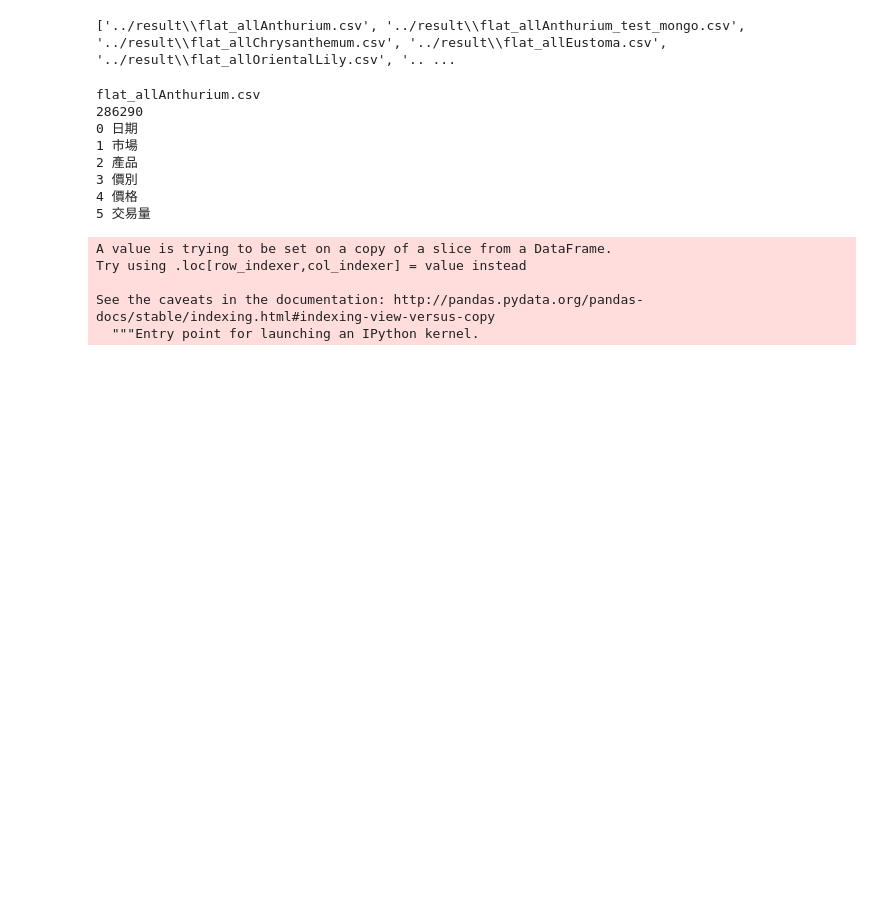
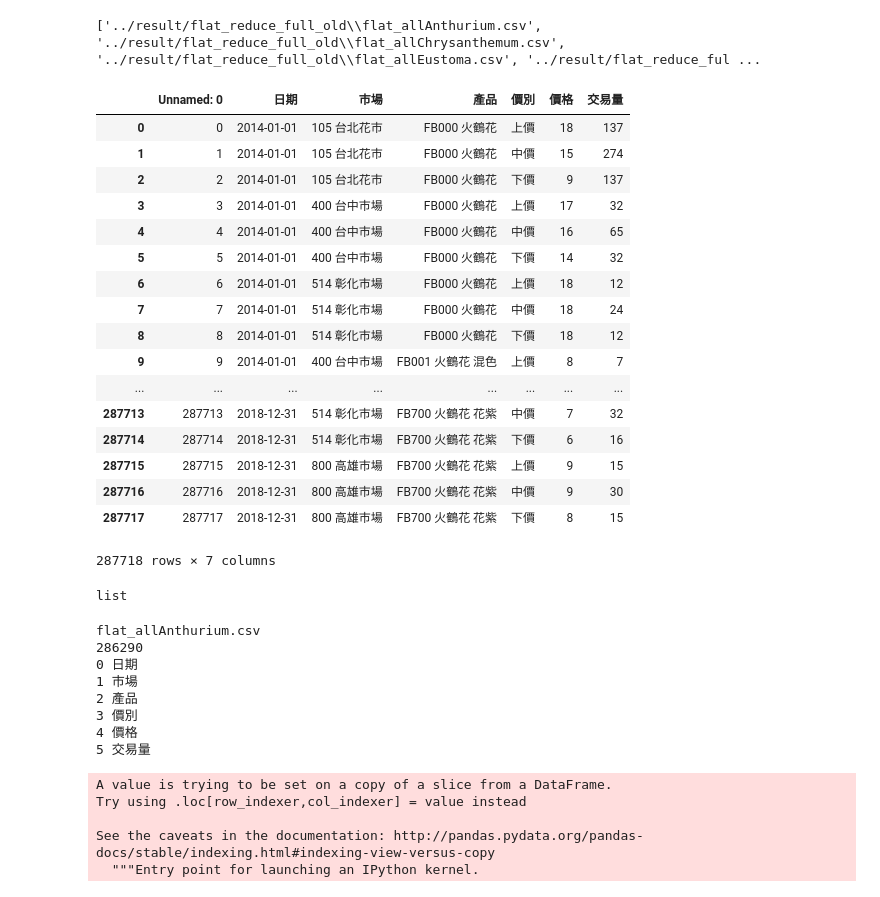
Before and after one commit to dogppatrick/python, a Jupyter notebook: cb105g4/cov_flower_price/002_beta_transform_test.ipynb, the cells around one changed output. Drawn from its saved outputs; the diff is of its cells as text; code cells hidden in the pictures; blank space fills up the shorter version.

```diff
--- a/cb105g4/cov_flower_price/002_beta_transform_test.ipynb
+++ b/cb105g4/cov_flower_price/002_beta_transform_test.ipynb
@@ -11,15 +11,39 @@
 import os, glob
 import numpy as np
 import pandas as pd
-fn_list = glob.glob("../result/flat*.csv")
+fn_list = glob.glob("../result/flat_reduce_full_old/flat*.csv")
 print(fn_list)
 fn = fn_list[0]
 # %% [output]
-['../result\\flat_allAnthurium.csv', '../result\\flat_allAnthurium_test_mongo.csv', '../result\\flat_allChrysanthemum.csv', '../result\\flat_allEustoma.csv', '../result\\flat_allOrientalLily.csv', '.. ...
+['../result/flat_reduce_full_old\\flat_allAnthurium.csv', '../result/flat_reduce_full_old\\flat_allChrysanthemum.csv', '../result/flat_reduce_full_old\\flat_allEustoma.csv', '../result/flat_reduce_ful ...
 # %%
 # read data
 df = pd.read_csv(fn, encoding="utf-8")
-# df
+df
+# %% [output]
+|  | Unnamed: 0 | 日期 | 市場 | 產品 | 價別 | 價格 | 交易量 |
+| 0 | 0 | 2014-01-01 | 105 台北花市 | FB000 火鶴花 | 上價 | 18 | 137 |
+| 1 | 1 | 2014-01-01 | 105 台北花市 | FB000 火鶴花 | 中價 | 15 | 274 |
+| 2 | 2 | 2014-01-01 | 105 台北花市 | FB000 火鶴花 | 下價 | 9 | 137 |
+| 3 | 3 | 2014-01-01 | 400 台中市場 | FB000 火鶴花 | 上價 | 17 | 32 |
+| 4 | 4 | 2014-01-01 | 400 台中市場 | FB000 火鶴花 | 中價 | 16 | 65 |
+| 5 | 5 | 2014-01-01 | 400 台中市場 | FB000 火鶴花 | 下價 | 14 | 32 |
+| 6 | 6 | 2014-01-01 | 514 彰化市場 | FB000 火鶴花 | 上價 | 18 | 12 |
+| 7 | 7 | 2014-01-01 | 514 彰化市場 | FB000 火鶴花 | 中價 | 18 | 24 |
+| 8 | 8 | 2014-01-01 | 514 彰化市場 | FB000 火鶴花 | 下價 | 18 | 12 |
+| 9 | 9 | 2014-01-01 | 400 台中市場 | FB001 火鶴花 混色 | 上價 | 8 | 7 |
+| ... | ... | ... | ... | ... | ... | ... | ... |
+| 287713 | 287713 | 2018-12-31 | 514 彰化市場 | FB700 火鶴花 花紫 | 中價 | 7 | 32 |
+| 287714 | 287714 | 2018-12-31 | 514 彰化市場 | FB700 火鶴花 花紫 | 下價 | 6 | 16 |
+| 287715 | 287715 | 2018-12-31 | 800 高雄市場 | FB700 火鶴花 花紫 | 上價 | 9 | 15 |
+| 287716 | 287716 | 2018-12-31 | 800 高雄市場 | FB700 火鶴花 花紫 | 中價 | 9 | 30 |
+| 287717 | 287717 | 2018-12-31 | 800 高雄市場 | FB700 火鶴花 花紫 | 下價 | 8 | 15 |
+287718 rows × 7 columns
+# %%
+ a = df["市場"].value_counts()
+df.append()
+# %% [output]
+list
 # %%
 fn = fn.split("\\")[-1]
 print(fn)
```
Also changed, not shown: 3 other files.
